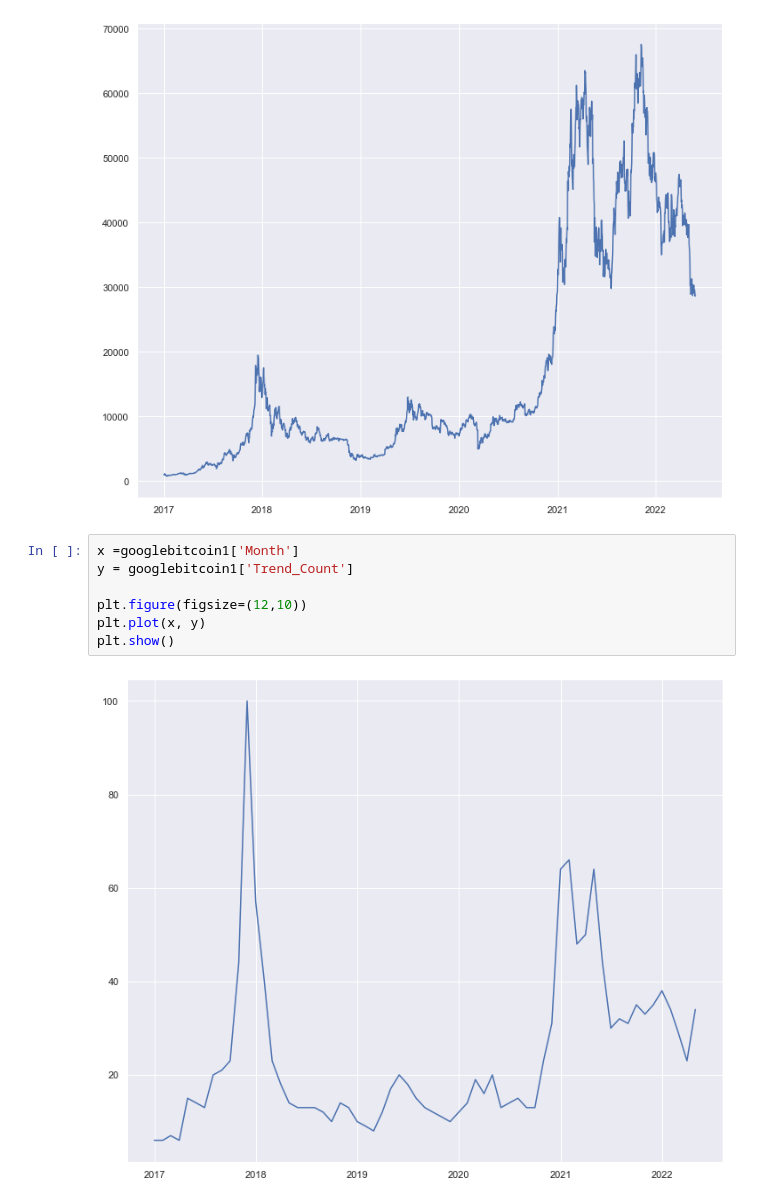
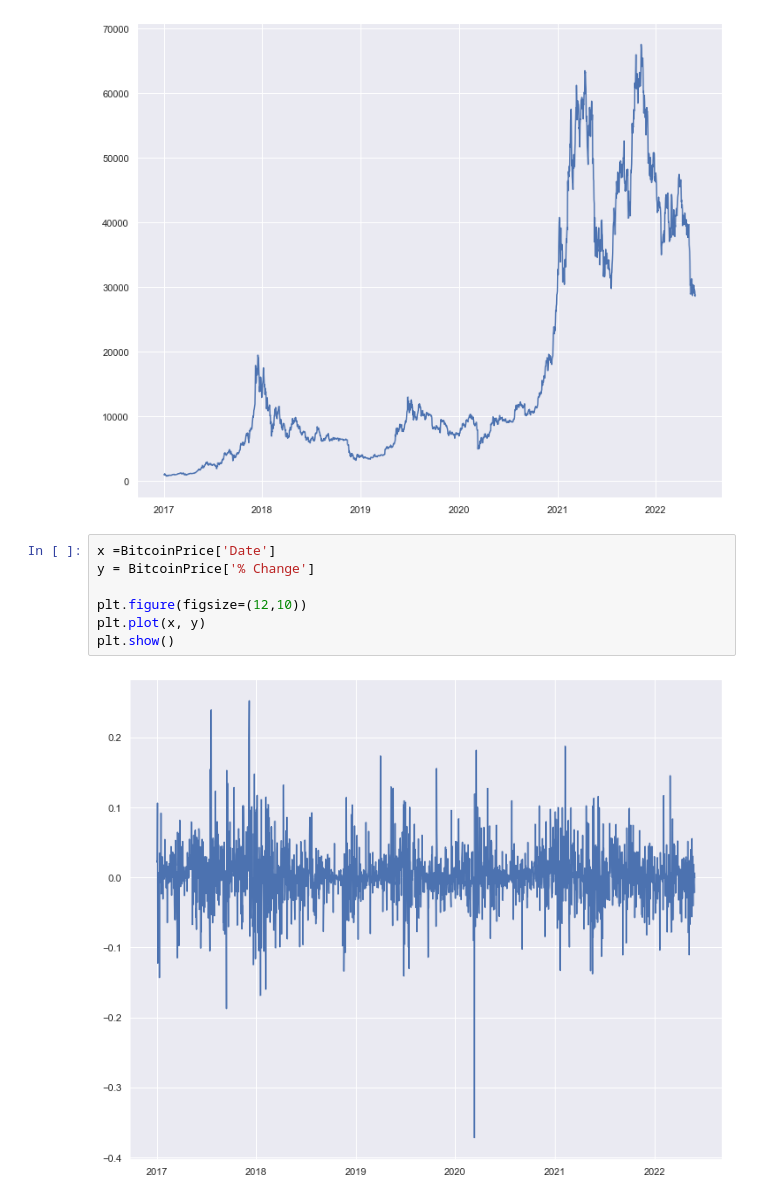
Before and after one commit to mrmoya413/Capstone_RudyMoya, a Jupyter notebook: Notebooks/Rudy_Moya_Capstone.ipynb, the cells around one changed output. Drawn from its saved outputs; the diff is of its cells as text.

```diff
--- a/Notebooks/Rudy_Moya_Capstone.ipynb
+++ b/Notebooks/Rudy_Moya_Capstone.ipynb
@@ -1228,11 +1269,11 @@ plt.show()
 # %% [output]
 [figure]
 # %%
-x =googlebitcoin1['Month']
-y = googlebitcoin1['Trend_Count']
+x =BitcoinPrice['Date']
+y = BitcoinPrice['% Change']
 
 plt.figure(figsize=(12,10))
 plt.plot(x, y)
 plt.show()
 # %% [output]
-[figure, old version]
+[figure, new version]
```
Also changed, not shown: parts of 4 cells of this notebook.
